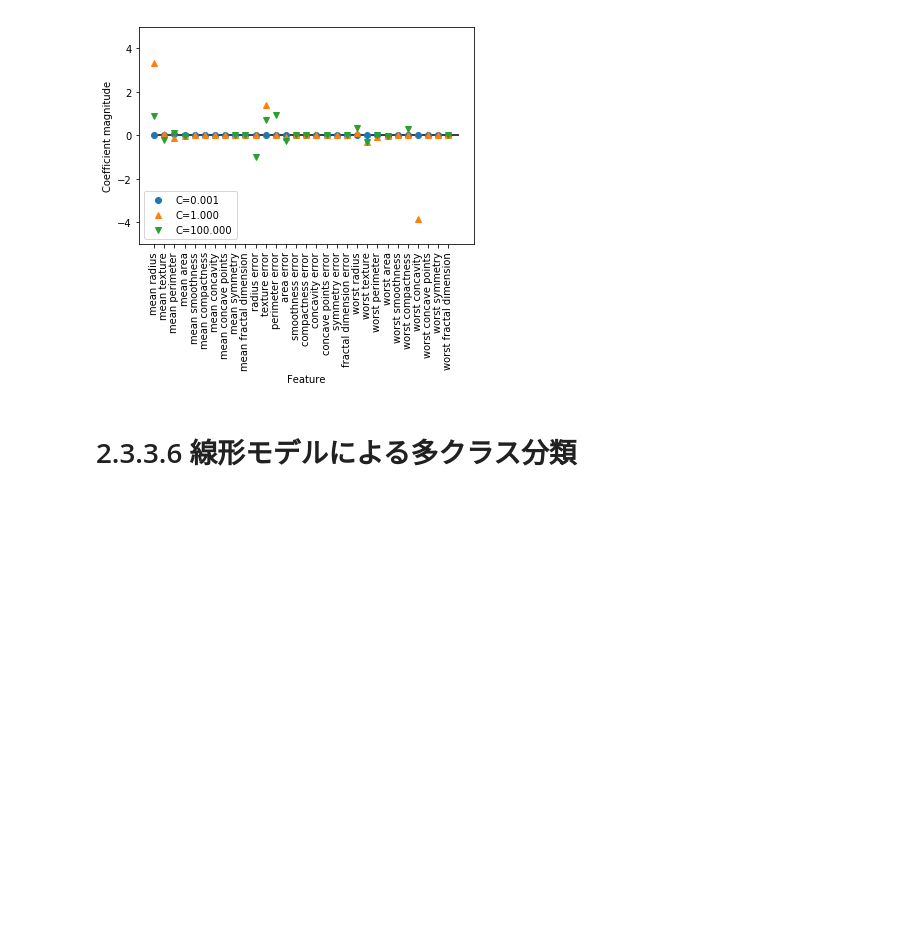
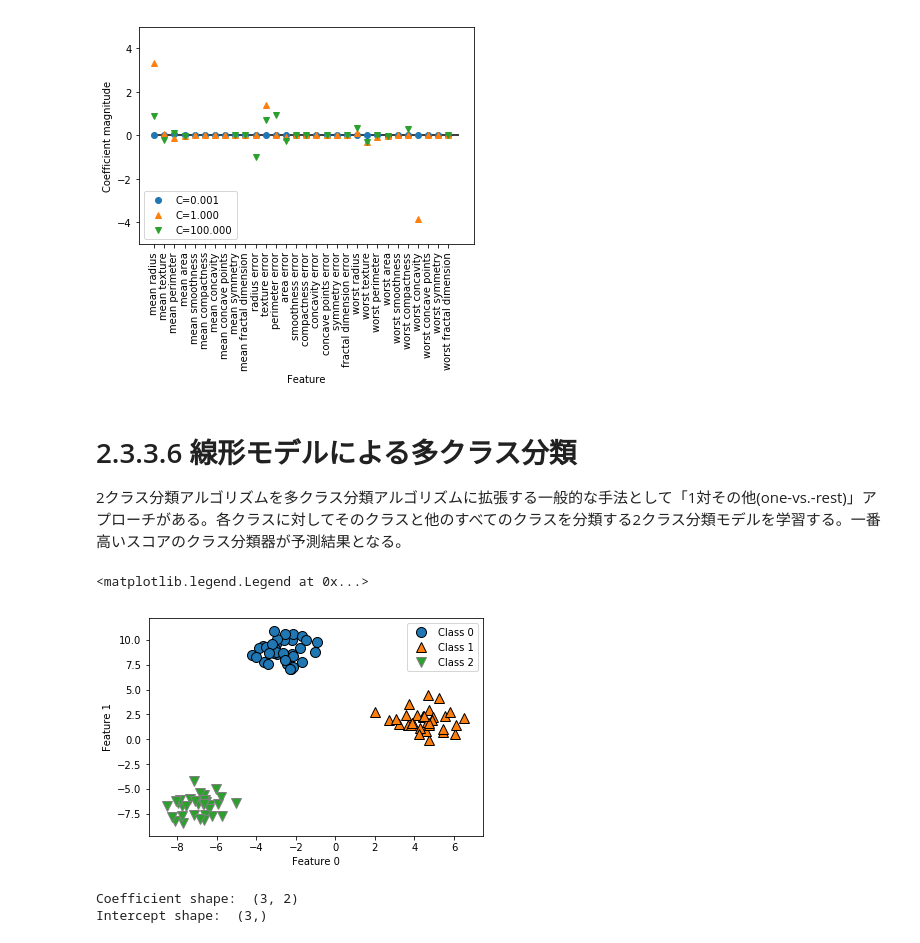
Before and after one commit to runble1/introduction_to_ml_with_python_edit, a Jupyter notebook: 2/2.3.3 linear model.ipynb, the cells around one changed output. Cells and saved outputs as stored; diff of their text form; code cells hidden in the pictures; blank space fills up the shorter version.

```diff
--- a/2/2.3.3 linear model.ipynb
+++ b/2/2.3.3 linear model.ipynb
@@ -308,3 +308,25 @@ Test accuracy of l1 logreg with C=100.000: 0.98
 [figure]
 # %% [markdown]
 # 2.3.3.6 線形モデルによる多クラス分類
+2クラス分類アルゴリズムを多クラス分類アルゴリズムに拡張する一般的な手法として「1対その他(one-vs.-rest)」アプローチがある。各クラスに対してそのクラスと他のすべてのクラスを分類する2クラス分類モデルを学習する。一番高いスコアのクラス分類器が予測結果となる。
+# %%
+# 3クラス分類データセットの確認
+# 3クラスからなる2次元のトイデータセット
+
+from sklearn.datasets import make_blobs
+
+X, y = make_blobs(random_state=42)
+mglearn.discrete_scatter(X[:, 0], X[:, 1], y)
+plt.xlabel("Feature 0")
+plt.ylabel("Feature 1")
+plt.legend(["Class 0", "Class 1", "Class 2"])
+# %% [output]
+<matplotlib.legend.Legend at 0x...>
+[figure, added]
+# %%
+linear_svm = LinearSVC().fit(X, y)
+print("Coefficient shape: ", linear_svm.coef_.shape)
+print("Intercept shape: ", linear_svm.intercept_.shape)
+# %% [output]
+Coefficient shape:  (3, 2)
+Intercept shape:  (3,)
```
Also changed, not shown: parts of 3 cells of this notebook.
